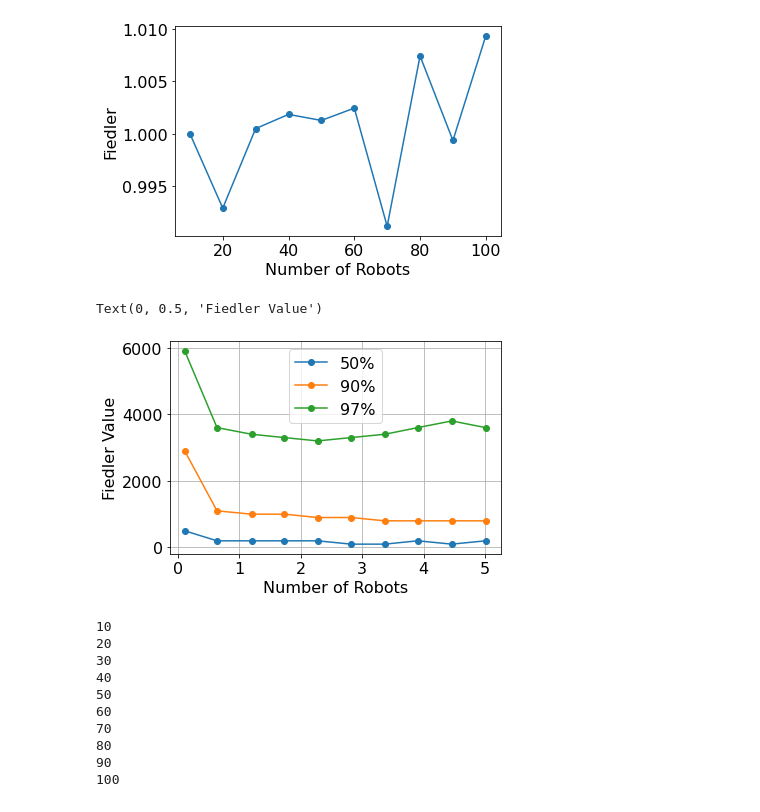
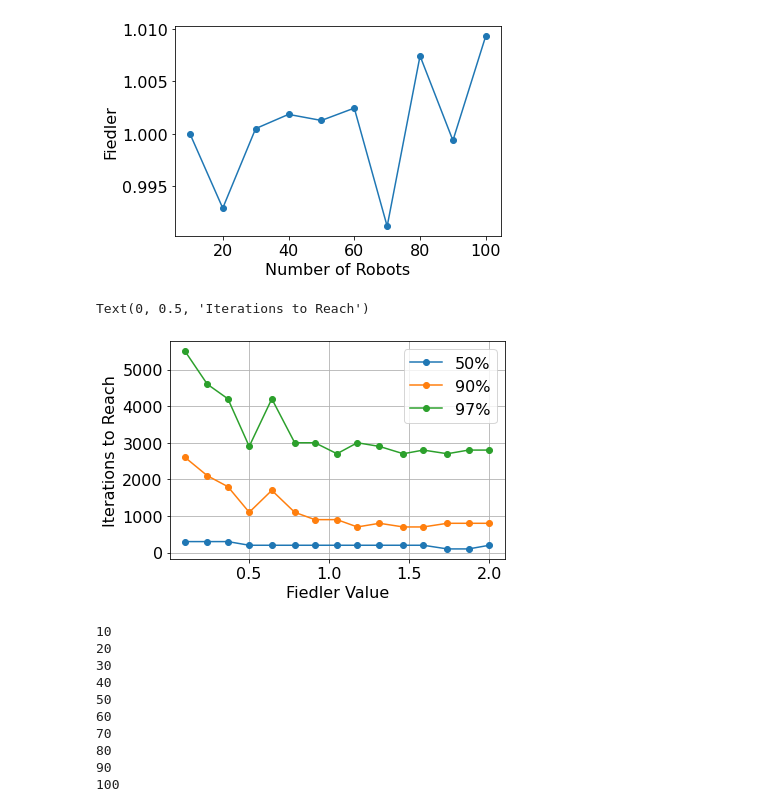
Before and after one commit to javieryu/nn_distributed_training, a Jupyter notebook: visualization/scaling_plots.ipynb, the cells around one changed output. Cells and saved outputs as stored; diff of their text form; code cells hidden in the pictures.

Commit message:
more evaluations, const fied

```diff
--- a/visualization/scaling_plots.ipynb
+++ b/visualization/scaling_plots.ipynb
@@ -32,24 +32,3 @@ for k in range(num_trials):
     results = torch.load(results_path, map_location=torch.device("cpu"))
     graphs_all.append(graph)
     results_all.append(results)
-# %%
-# Plot the accuracy per iteration
-fig, ax = plt.subplots(tight_layout=True)
-color_val = np.linspace(0, 1, num_trials)
-for k in range(num_trials):
-    acc = results_all[k]["top1_accuracy"]
-    acc = torch.stack(acc)
-    mean = torch.mean(acc, dim=1)
-    t = torch.arange(acc.shape[0]) * 100
-    ax.plot(t, mean, c=mpl.cm.plasma(color_val[k]))
-
-cmap = mpl.cm.plasma
-units = mpl.colors.Normalize(vmin=10, vmax=30)
-fig.colorbar(mpl.cm.ScalarMappable(norm=units, cmap=cmap),
-    ax=ax, label="Number of Robots", ticks=[10, 15, 20, 25, 30])
-
-ax.plot(t, 0.98 * np.ones_like(mean), c="indigo", linestyle=":")
-
-ax.set_ylabel("Validation Accuracy")
-ax.set_xlabel("Communication Round")
-ax.grid()
@@ -97,7 +74,7 @@ Text(0.5, 0, 'Number of Robots')
 data_dir = "../results_scaling/"
 
 # Decreasing Fiedler
-sub_dir = os.path.join(data_dir, "2021-11-23_06-10_scaling_dinno_const_fied")
+sub_dir = os.path.join(data_dir, "2021-11-23_15-43_scaling_dinno_const_fied")
 
 graph_pickles = glob.glob1(sub_dir, "*.gpickle")
 num_trials = len(graph_pickles)
@@ -112,32 +89,32 @@ for k in range(num_trials):
     graphs_all.append(graph)
     results_all.append(results)
 # %%
-fig, ax = plt.subplots(tight_layout=True)
+fig, ax = plt.subplots(tight_layout=False)
 Ns = [len(graphs_all[k].nodes) for k in range(num_trials)]
 fieds = [nx.linalg.algebraic_connectivity(graphs_all[k]) for k in range(num_trials)]
 it0 = []
 it1 = []
 it2 = []
 for k in range(num_trials):
     acc = results_all[k]["top1_accuracy"]
     acc = torch.stack(acc)
     mean = torch.mean(acc, dim=1)
     t = torch.arange(acc.shape[0]) * 100
 
     it0.append(t[np.argmax(mean>0.5)])
     it1.append(t[np.argmax(mean>0.9)])
     it2.append(t[np.argmax(mean>0.97)])
 
 ax.plot(fieds, it0, label="50%", marker="o")
 ax.plot(fieds, it1, label="90%", marker="o")
 ax.plot(fieds, it2, label="97%", marker="o")
 ax.legend()
 ax.grid()
 ax.set_xlabel("Fiedler Value")
 ax.set_ylabel("Iterations to Reach")
 # %% [output]
-Text(0, 0.5, 'Fiedler Value')
+Text(0, 0.5, 'Iterations to Reach')
-[figure, old version]
+[figure, new version]
 # %%
 import random
 
```
Also changed, not shown: parts of 3 cells of this notebook, 1 other file.
